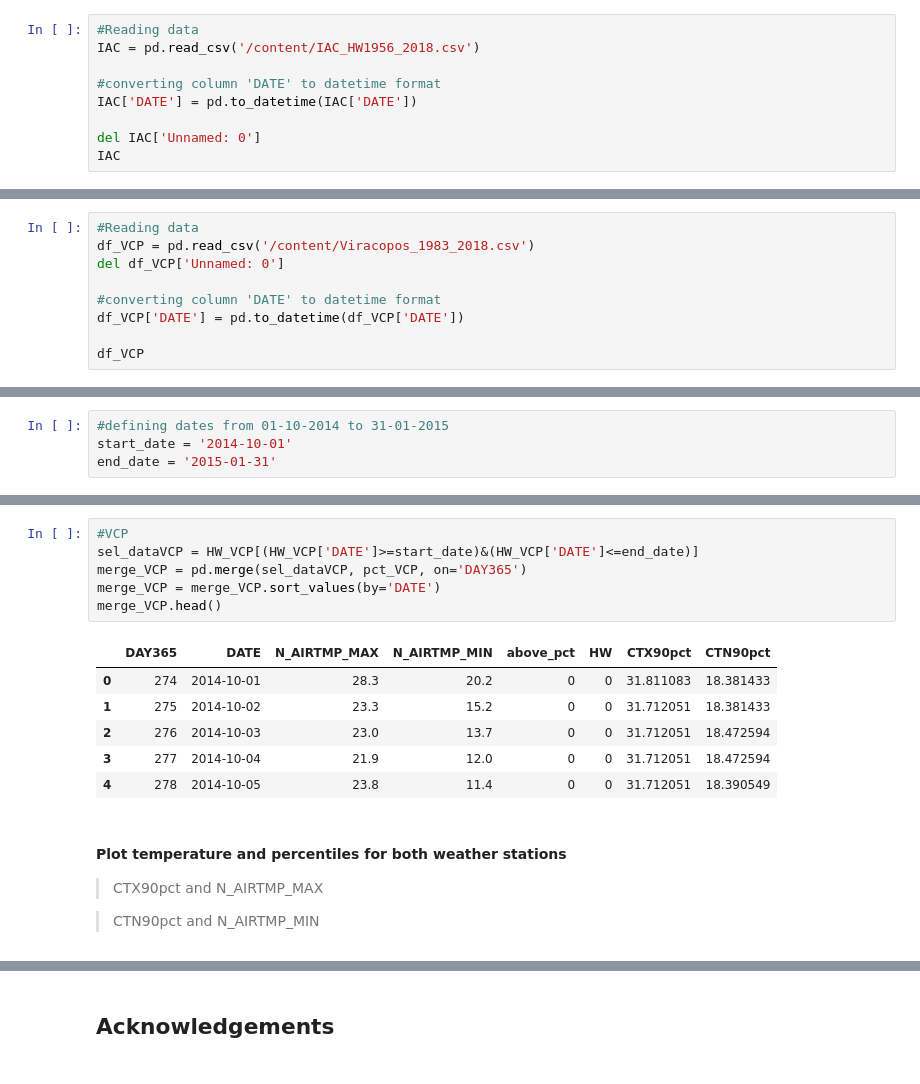
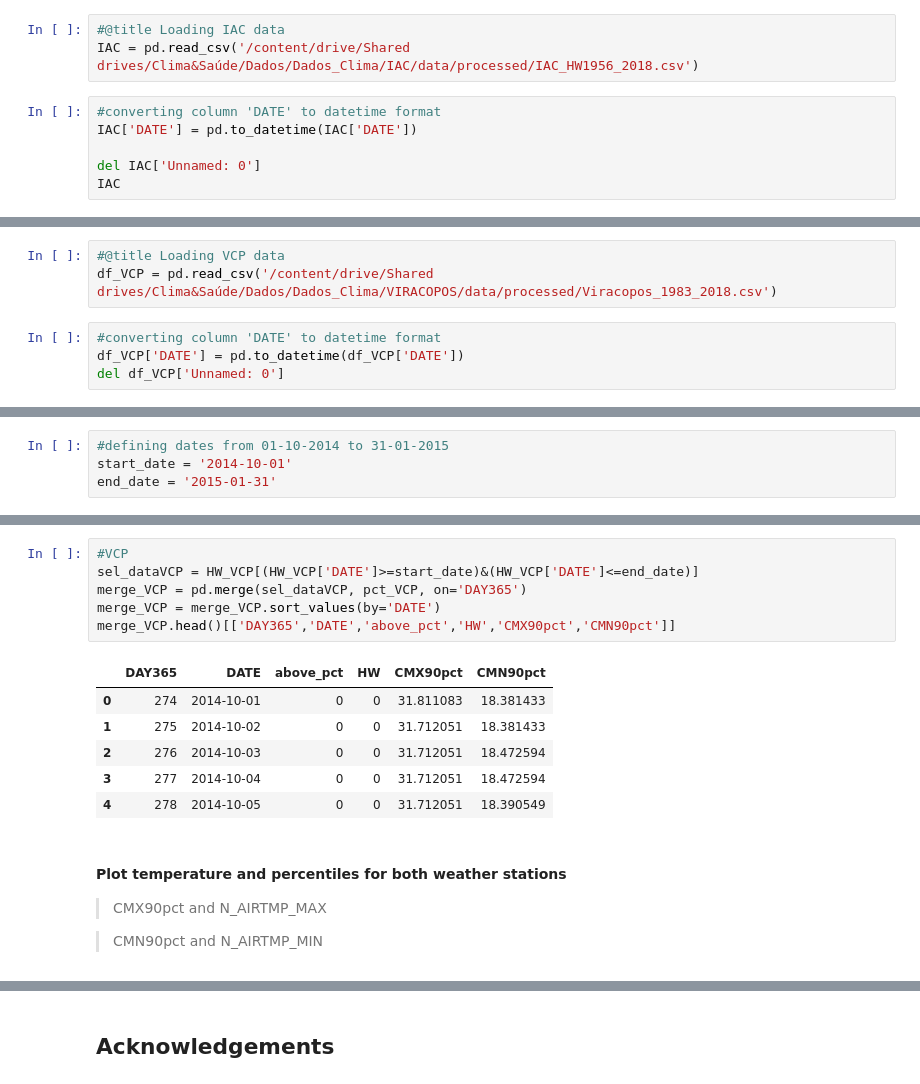
Before and after one commit to climate-and-health-datasci-Unicamp/py-climate-health-toolbox, a Jupyter notebook: examples/Comparison_IAC_VCP.ipynb, the cells around one changed output, grey strips where cells are left out. Cells and saved outputs as stored; diff of their text form.

```diff
--- a/examples/Comparison_IAC_VCP.ipynb
+++ b/examples/Comparison_IAC_VCP.ipynb
@@ -88,7 +92,7 @@ googl.GetContentFile('IAC_HW1956_2018.csv')
+# %%
+#@title Loading IAC data
+IAC = pd.read_csv('/content/drive/Shared drives/Clima&Saúde/Dados/Dados_Clima/IAC/data/processed/IAC_HW1956_2018.csv')
 # %%
-#Reading data
-IAC = pd.read_csv('/content/IAC_HW1956_2018.csv')
-
 #converting column 'DATE' to datetime format
 IAC['DATE'] = pd.to_datetime(IAC['DATE'])
 
@@ -141,9 +141,7 @@ g.GetContentFile('Viracopos_1983_2018.csv')
+# %%
+#@title Loading VCP data
+df_VCP = pd.read_csv('/content/drive/Shared drives/Clima&Saúde/Dados/Dados_Clima/VIRACOPOS/data/processed/Viracopos_1983_2018.csv')
 # %%
-#Reading data
-df_VCP = pd.read_csv('/content/Viracopos_1983_2018.csv')
-del df_VCP['Unnamed: 0']
-
 #converting column 'DATE' to datetime format
 df_VCP['DATE'] = pd.to_datetime(df_VCP['DATE'])
-
-df_VCP
+del df_VCP['Unnamed: 0']
@@ -733,20 +707,20 @@ merge_IAC.head()
 # %%
 #VCP
 sel_dataVCP = HW_VCP[(HW_VCP['DATE']>=start_date)&(HW_VCP['DATE']<=end_date)]
 merge_VCP = pd.merge(sel_dataVCP, pct_VCP, on='DAY365')
 merge_VCP = merge_VCP.sort_values(by='DATE')
-merge_VCP.head()
+merge_VCP.head()[['DAY365','DATE','above_pct','HW','CMX90pct','CMN90pct']]
 # %% [output]
-|  | DAY365 | DATE | N_AIRTMP_MAX | N_AIRTMP_MIN | above_pct | HW | CTX90pct | CTN90pct |
-| 0 | 274 | 2014-10-01 | 28.3 | 20.2 | 0 | 0 | 31.811083 | 18.381433 |
-| 1 | 275 | 2014-10-02 | 23.3 | 15.2 | 0 | 0 | 31.712051 | 18.381433 |
-| 2 | 276 | 2014-10-03 | 23.0 | 13.7 | 0 | 0 | 31.712051 | 18.472594 |
-| 3 | 277 | 2014-10-04 | 21.9 | 12.0 | 0 | 0 | 31.712051 | 18.472594 |
-| 4 | 278 | 2014-10-05 | 23.8 | 11.4 | 0 | 0 | 31.712051 | 18.390549 |
+|  | DAY365 | DATE | above_pct | HW | CMX90pct | CMN90pct |
+| 0 | 274 | 2014-10-01 | 0 | 0 | 31.811083 | 18.381433 |
+| 1 | 275 | 2014-10-02 | 0 | 0 | 31.712051 | 18.381433 |
+| 2 | 276 | 2014-10-03 | 0 | 0 | 31.712051 | 18.472594 |
+| 3 | 277 | 2014-10-04 | 0 | 0 | 31.712051 | 18.472594 |
+| 4 | 278 | 2014-10-05 | 0 | 0 | 31.712051 | 18.390549 |
 # %% [markdown]
 #### Plot temperature and percentiles for both weather stations
 
-> CTX90pct and N_AIRTMP_MAX
+> CMX90pct and N_AIRTMP_MAX
 
-> CTN90pct and N_AIRTMP_MIN
+> CMN90pct and N_AIRTMP_MIN
 # %%
```
Also changed, not shown: parts of 17 cells of this notebook.
